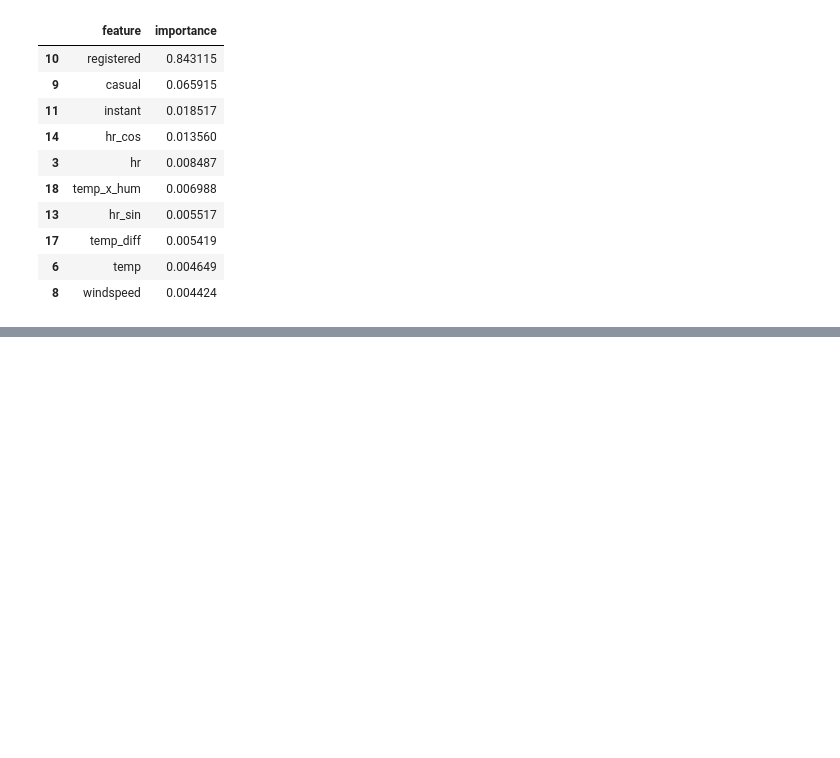
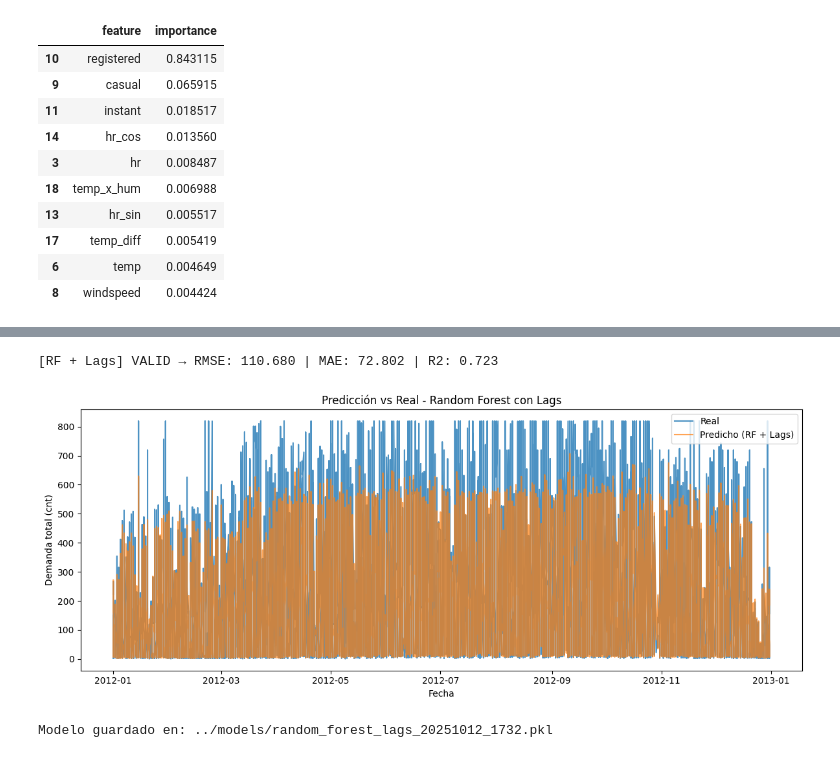
Before and after one commit to alcalderagl/bike_sharing_mlops, a Jupyter notebook: notebooks/02_feature_eng.ipynb, the cells around one changed output, grey strips where cells are left out. Drawn from its saved outputs; the diff is of its cells as text; code cells hidden in the pictures; blank space fills up the shorter version.

Commit message:
Modelo RF con RMSE: 110.680 | MAE: 72.802 | R2: 0.723

```diff
--- a/notebooks/02_feature_eng.ipynb
+++ b/notebooks/02_feature_eng.ipynb
@@ -280,0 +357,9 @@ features_final = [
+# %%
+df_m = df_m.sort_values(by='dteday').copy()
+df_m['cnt_lag1'] = df_m['cnt'].shift(1)
+df_m['cnt_lag24'] = df_m['cnt'].shift(24)
+df_m['cnt_rolling_mean'] = df_m['cnt'].rolling(window=3).mean()
+
+# eliminar primeras filas nulas por lag
+df_m = df_m.dropna(subset=['cnt_lag1', 'cnt_lag24', 'cnt_rolling_mean'])
+print(df_m[['cnt', 'cnt_lag1', 'cnt_lag24', 'cnt_rolling_mean']].head(10))
@@ -280,0 +387,45 @@ features_final = [
+# %%
+train = df_m[df_m['dteday'].dt.year == 2011].copy()
+valid = df_m[df_m['dteday'].dt.year == 2012].copy()
+
+X_train = train[features_final + ['cnt_lag1', 'cnt_lag24', 'cnt_rolling_mean']]
+y_train = train['cnt'].astype(float)
+
+X_valid = valid[features_final + ['cnt_lag1', 'cnt_lag24', 'cnt_rolling_mean']]
+y_valid = valid['cnt'].astype(float)
+# %%
+rf.fit(X_train, y_train)
+pred_rf = rf.predict(X_valid)
+
+rmse = mean_squared_error(y_valid, pred_rf, squared=False)
+mae  = mean_absolute_error(y_valid, pred_rf)
+r2   = r2_score(y_valid, pred_rf)
+
+print(f"[RF + Lags] VALID → RMSE: {rmse:.3f} | MAE: {mae:.3f} | R2: {r2:.3f}")
+# %% [output]
+[RF + Lags] VALID → RMSE: 110.680 | MAE: 72.802 | R2: 0.723
+# %%
+import matplotlib.pyplot as plt
+
+plt.figure(figsize=(12,5))
+plt.plot(valid['dteday'], y_valid, label='Real', alpha=0.8)
+plt.plot(valid['dteday'], pred_rf, label='Predicho (RF + Lags)', alpha=0.7)
+plt.title('Predicción vs Real - Random Forest con Lags')
+plt.xlabel('Fecha')
+plt.ylabel('Demanda total (cnt)')
+plt.legend()
+plt.tight_layout()
+plt.show()
+# %% [output]
+[figure, added]
+# %%
+import joblib
+from datetime import datetime
+
+timestamp = datetime.now().strftime("%Y%m%d_%H%M")
+model_path = f"../models/random_forest_lags_{timestamp}.pkl"
+
+joblib.dump(rf, model_path)
+print(f"Modelo guardado en: {model_path}")
+# %% [output]
+Modelo guardado en: ../models/random_forest_lags_20251012_1732.pkl
```
Also changed, not shown: parts of 7 cells of this notebook, 1 other file.
